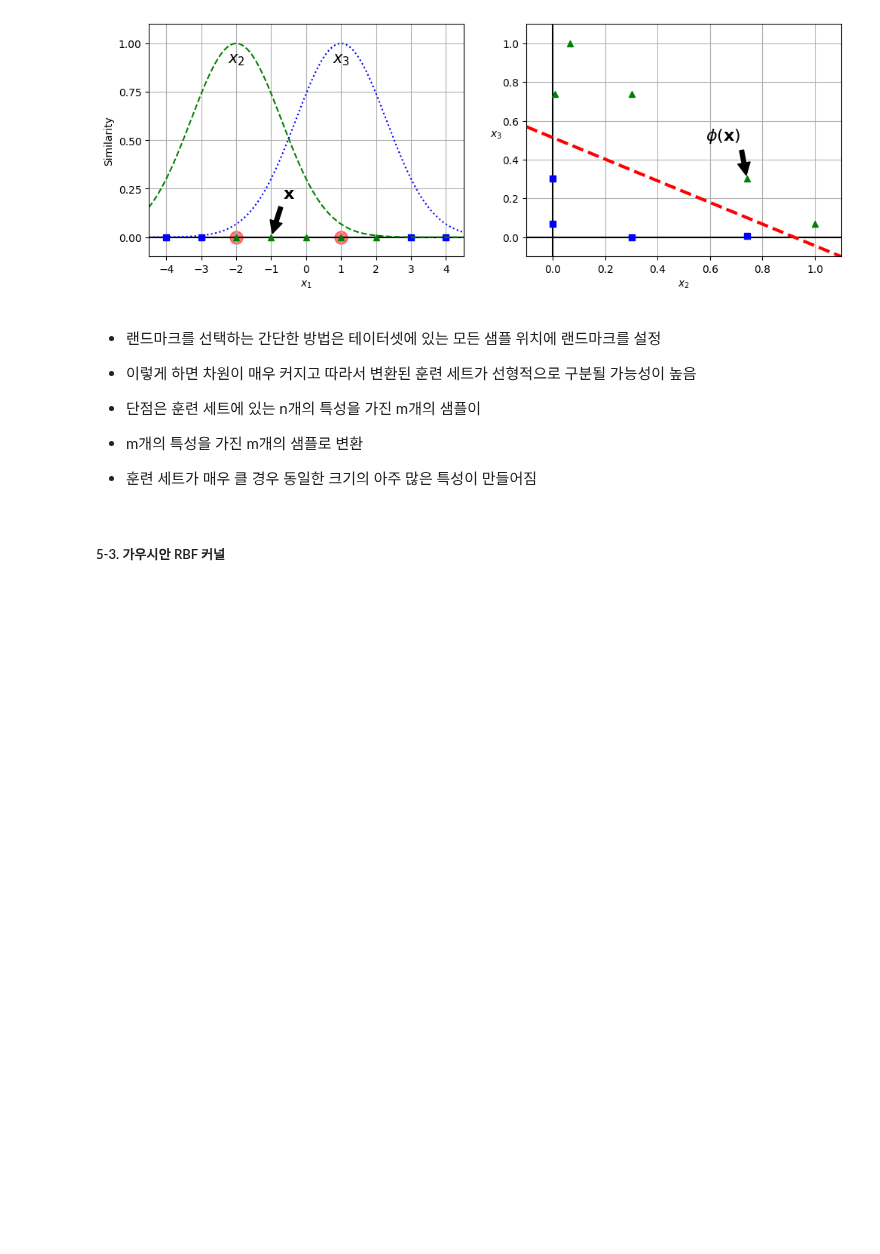
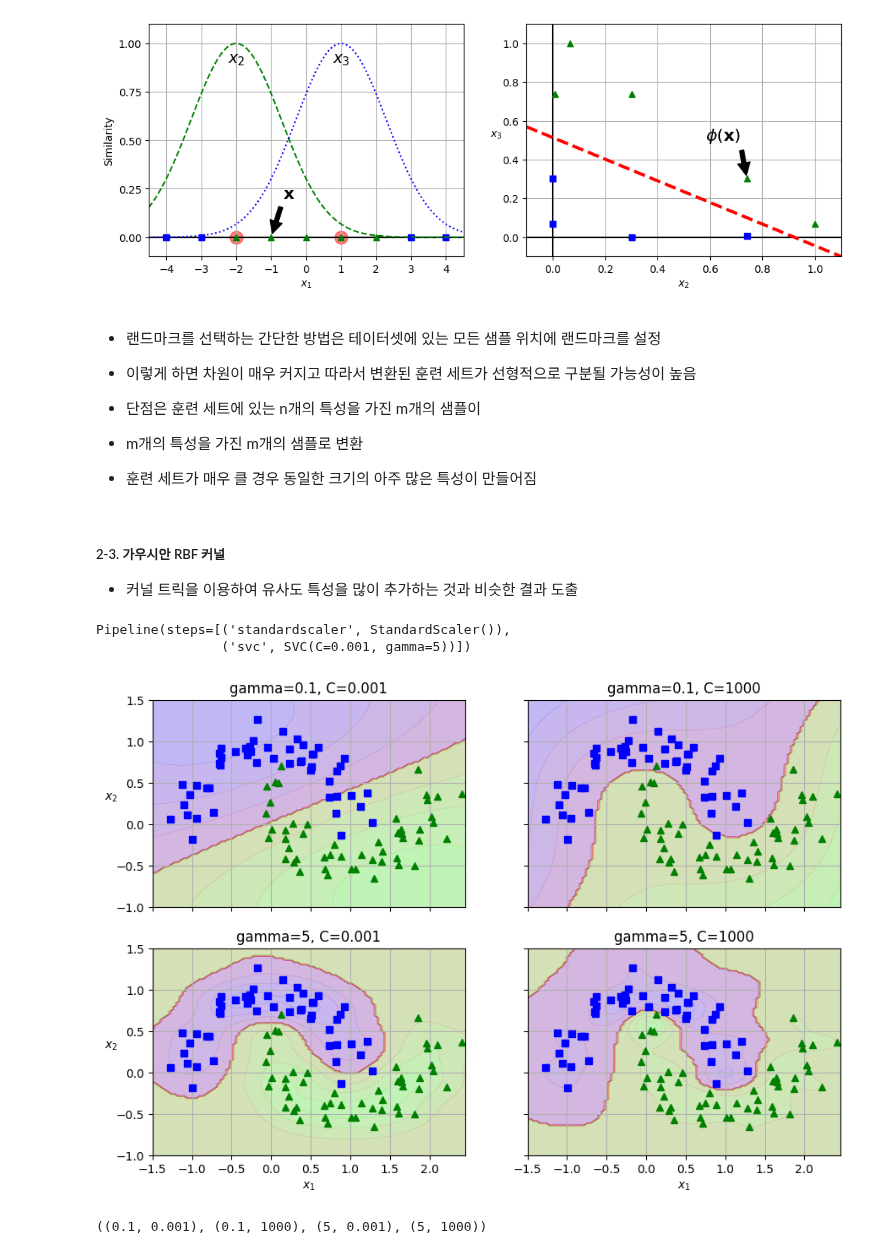
Before and after one commit to KimHyoJun99/AI, a Jupyter notebook: Hands-on ML/05_SVM.ipynb, the cells around one changed output. Cells and saved outputs as stored; diff of their text form; code cells hidden in the pictures; blank space fills up the shorter version.

```diff
--- a/Hands-on ML/05_SVM.ipynb
+++ b/Hands-on ML/05_SVM.ipynb
@@ -491,5 +493,54 @@ plt.show()
 - m개의 특성을 가진 m개의 샘플로 변환
 
 - 훈련 세트가 매우 클 경우 동일한 크기의 아주 많은 특성이 만들어짐
-# %% [markdown]
-##### 5-3. 가우시안 RBF 커널
+# %% [markdown]
+##### 2-3. 가우시안 RBF 커널
+
+- 커널 트릭을 이용하여 유사도 특성을 많이 추가하는 것과 비슷한 결과 도출
+# %%
+rbf_kernel_svm_clf = make_pipeline(StandardScaler(),
+                                   SVC(kernel='rbf', gamma=5, C=0.001))
+
+rbf_kernel_svm_clf.fit(X, y)
+# %% [output]
+Pipeline(steps=[('standardscaler', StandardScaler()),
+                ('svc', SVC(C=0.001, gamma=5))])
+# %%
+from sklearn.svm import SVC
+
+gamma1, gamma2 = 0.1, 5  # gamma 증가시키면 종 모양 그래프가 좁아져서 샘플의 영향 범위 작아짐
+                         # 결정 경계가 조금 더 불규칙해지고 각 샘플을 따라 휘어짐
+                         # 작은 gamma의 경우 샘플의 넓은 범위에 영향을 줌
+                         # gamma가 규제의 역할 커지면 샘플 데이터에 맞춰짐
+C1, C2 = 0.001, 1000
+hyperparams = (gamma1, C1), (gamma1, C2), (gamma2, C1), (gamma2, C2)
+
+svm_clfs = []
+for gamma, C in hyperparams:
+    rbf_kernel_svm_clf = make_pipeline(
+        StandardScaler(),
+        SVC(kernel="rbf", gamma=gamma, C=C)
+    )
+    rbf_kernel_svm_clf.fit(X, y)
+    svm_clfs.append(rbf_kernel_svm_clf)
+
+fig, axes = plt.subplots(nrows=2, ncols=2, figsize=(10.5, 7), sharex=True, sharey=True)
+
+for i, svm_clf in enumerate(svm_clfs):
+    plt.sca(axes[i // 2, i % 2])
+    plot_predictions(svm_clf, [-1.5, 2.45, -1, 1.5])
+    plot_dataset(X, y, [-1.5, 2.45, -1, 1.5])
+    gamma, C = hyperparams[i]
+    plt.title(f"gamma={gamma}, C={C}")
+    if i in (0, 1):
+        plt.xlabel("")
+    if i in (1, 3):
+        plt.ylabel("")
+
+plt.show()
+# %% [output]
+[figure, added]
+# %%
+print(hyperparams)
+# %% [output]
+((0.1, 0.001), (0.1, 1000), (5, 0.001), (5, 1000))
```
Also changed, not shown: parts of 11 cells of this notebook.
